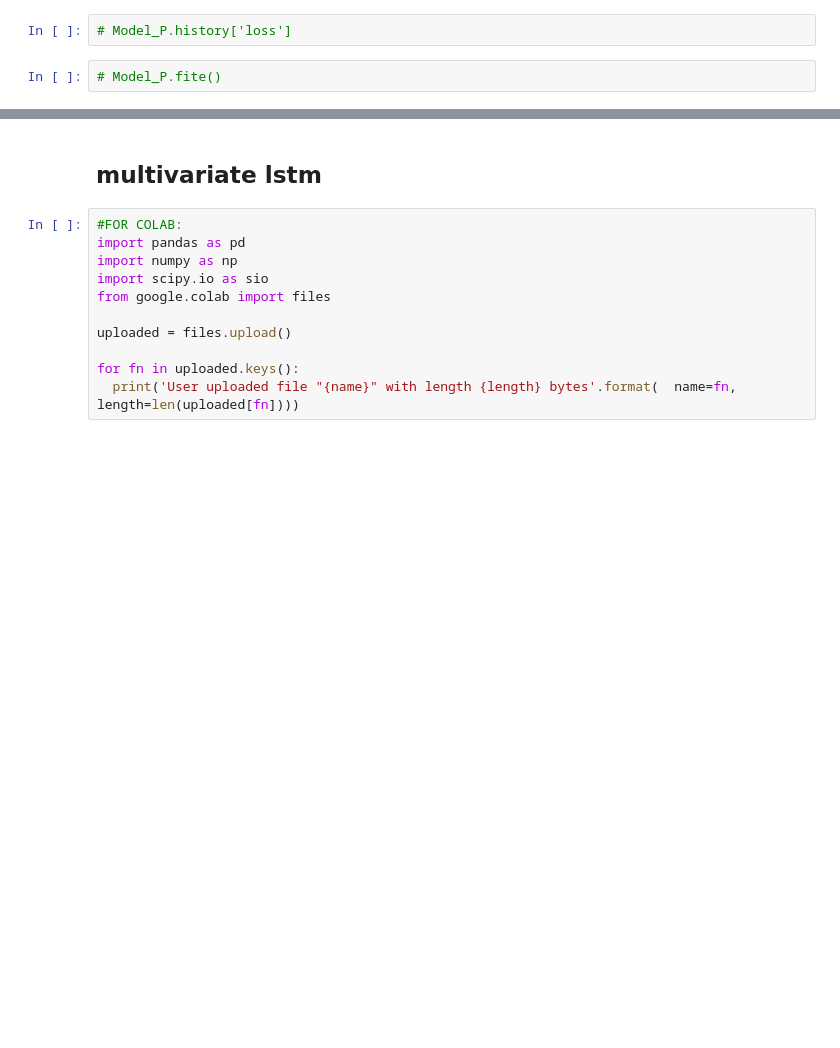
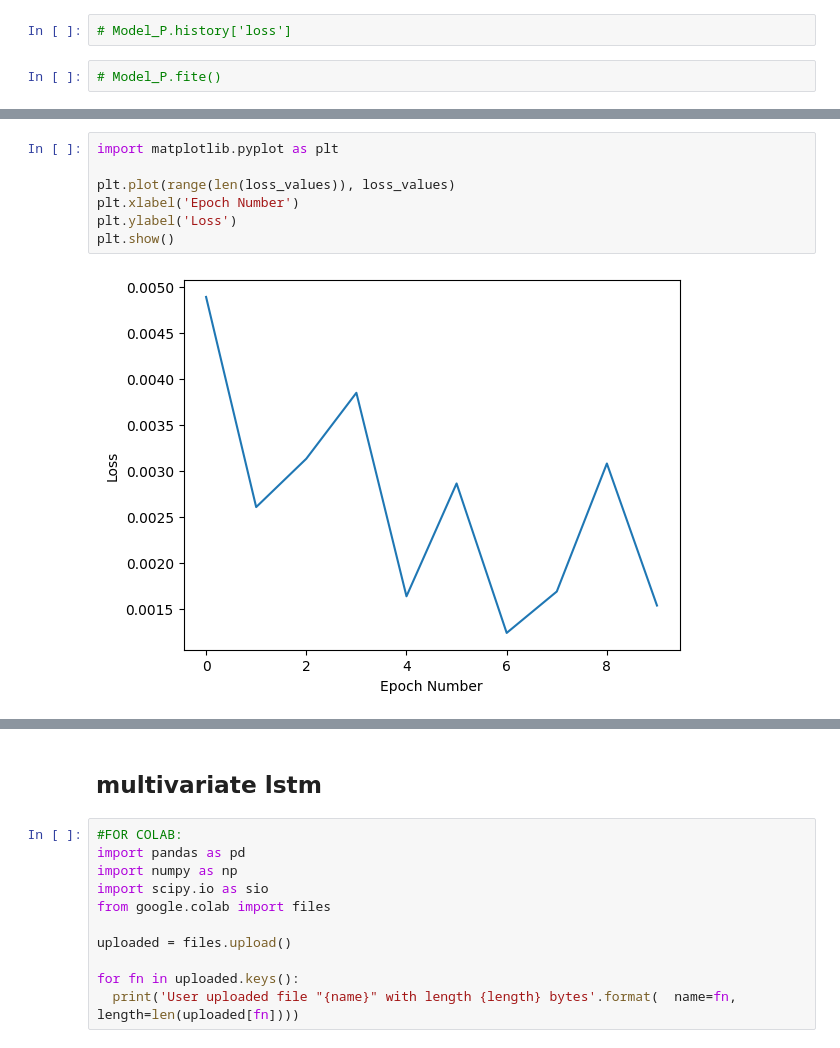
Before and after one commit to RozhinMalekiTehrani/Time-series-prediction-using-multivariate-LSTM-architecture, a Jupyter notebook: time_series_analysis_uni_and_multivariate.ipynb, the cells around one changed output, grey strips where cells are left out. Cells and saved outputs as stored; diff of their text form; blank space fills up the shorter version.

```diff
--- a/time_series_analysis_uni_and_multivariate.ipynb
+++ b/time_series_analysis_uni_and_multivariate.ipynb
@@ -234,0 +293,9 @@ Epoch 3/3
+# %%
+import matplotlib.pyplot as plt
+
+plt.plot(range(len(loss_values)), loss_values)
+plt.xlabel('Epoch Number')
+plt.ylabel('Loss')
+plt.show()
+# %% [output]
+[figure, added]
```
Also changed, not shown: parts of 7 cells of this notebook.
